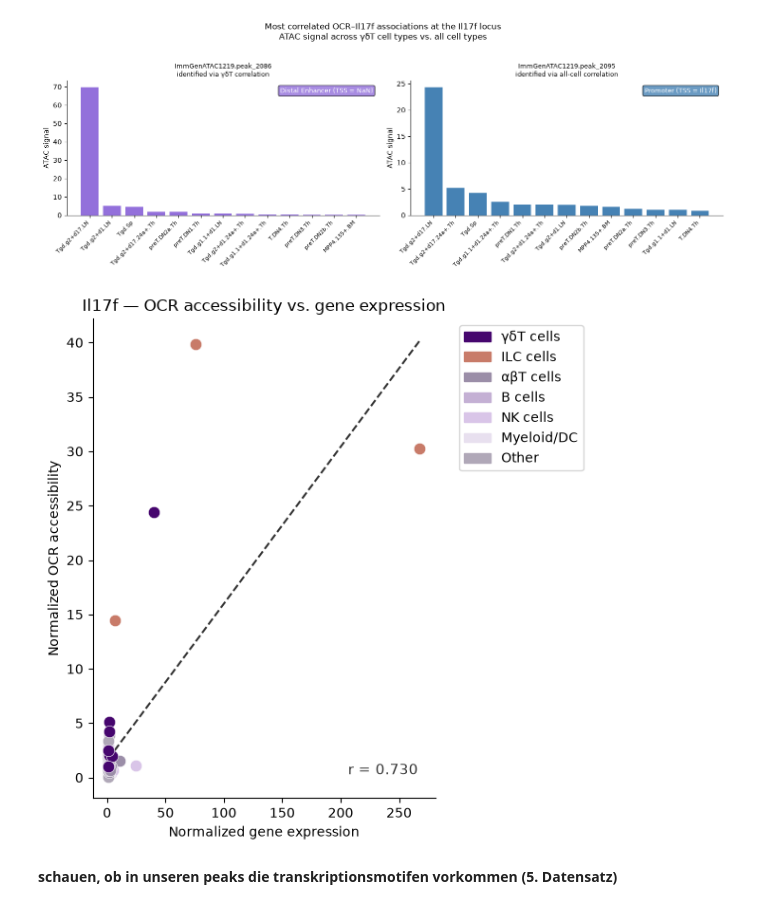
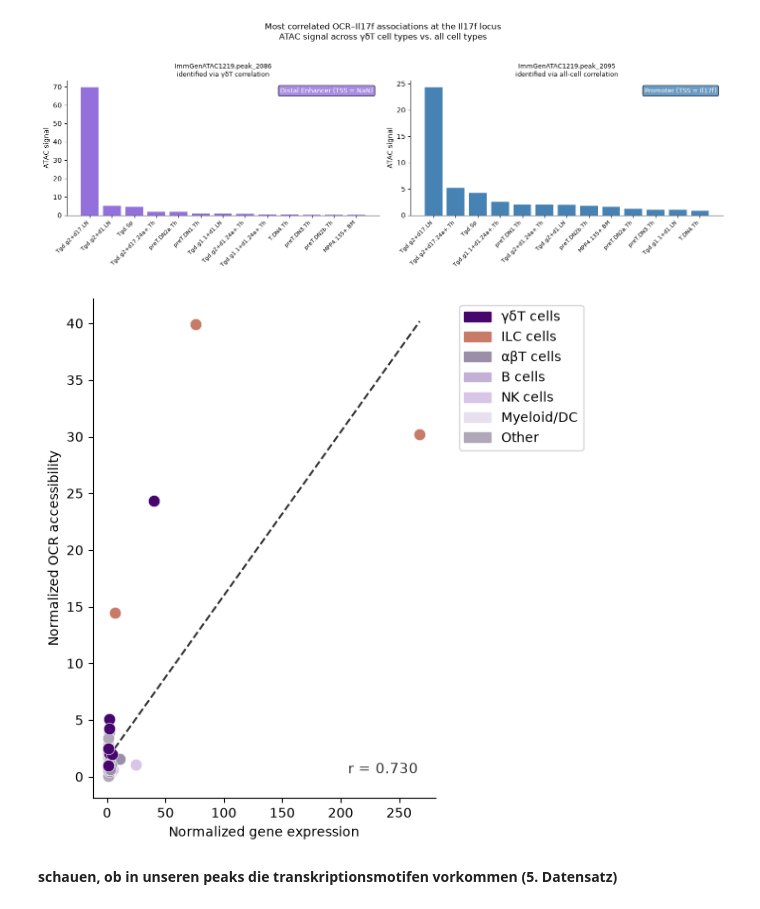
Before and after one commit to datascience-mobi-2026/topic04_team03, a Jupyter notebook: Jupyter_Lotta copy.ipynb, the cells around one changed output. Drawn from its saved outputs; the diff is of its cells as text; code cells hidden in the pictures.

```diff
--- a/Jupyter_Lotta copy.ipynb
+++ b/Jupyter_Lotta copy.ipynb
@@ -1379,35 +1379,35 @@ plot_df = pd.DataFrame({
     'atac':     atac_vec,
     'celltype': [get_cell_category(c) for c in signal_cols_all]
 })
 
 # Plot
 fig, ax = plt.subplots(figsize=(6, 6))
 
 for cat, group in plot_df.groupby('celltype'):
     ax.scatter(group['rna'], group['atac'],
                color=color_map[cat], label=cat,
                edgecolors='white', linewidths=0.4,
                s=80, zorder=3)
 
 # Regressionslinie
 m, b = np.polyfit(rna_vec, atac_vec, 1)
 x_line = np.linspace(rna_vec.min(), rna_vec.max(), 100)
 ax.plot(x_line, m * x_line + b, color='#333333', linewidth=1.5, linestyle='--')
 
 ax.set_xlabel("Normalized gene expression")
 ax.set_ylabel("Normalized OCR accessibility")
-ax.set_title("Il17f — OCR accessibility vs. gene expression")
+#ax.set_title("Il17f — OCR accessibility vs. gene expression")
 ax.text(0.95, 0.05, f"r = {r_val:.3f}", transform=ax.transAxes,
         ha='right', fontsize=11, color='#333333')
 ax.legend(bbox_to_anchor=(1.05, 1), loc='upper left', frameon=False, fontsize=9)
 ax.spines['top'].set_visible(False)
 ax.spines['right'].set_visible(False)
 plt.savefig('plots_for_poster/scatterplot IL17f- OCR accessibility vs gene expression.png', dpi= 300, bbox_inches='tight')
 plt.legend(handles=handles, bbox_to_anchor=(1.05, 1), loc='upper left')
 plt.tight_layout()
 plt.show()
 # %% [output]
-[figure, old version]
+[figure, new version]
 # %% [markdown]
 <b> schauen, ob in unseren peaks die transkriptionsmotifen vorkommen (5. Datensatz)
 # %% [markdown]
```
Also changed, not shown: parts of 2 cells of this notebook, 3 other files.
